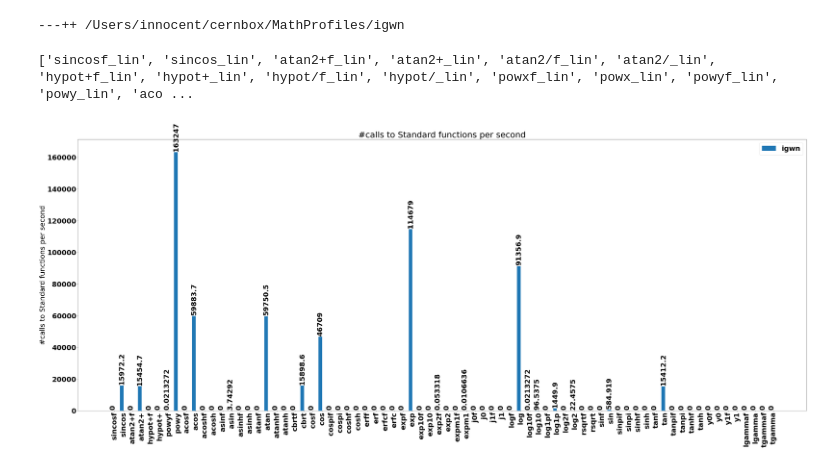
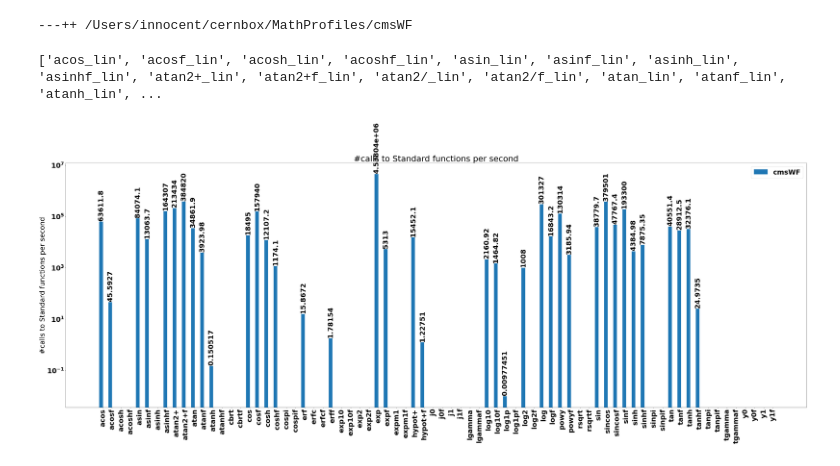
Before and after one commit to VinInn/pyTools, a Jupyter notebook: MathProfile.ipynb, the cells around one changed output. Cells and saved outputs as stored; diff of their text form; code cells hidden in the pictures.

Commit message:
all plots

```diff
--- a/MathProfile.ipynb
+++ b/MathProfile.ipynb
@@ -54,46 +54,49 @@ def parseCounts(fname) :
 #dir = '/Users/innocent/cernbox/HLTperf/'
 #files = [dir+"HLTMathProfile"]
 dir = '/Users/innocent/cernbox/MathProfiles/'
-files = [dir+"HS06MathProfiles",dir+"igwn"]
-score = parseCounts(files[1])
+names = ["HS06MathProfiles",'fp2006profiles',"igwn","cmsWF"]
+name = names[3]
+file = dir+name
+score = parseCounts(file)
 # %% [output]
----++ /Users/innocent/cernbox/MathProfiles/igwn
+---++ /Users/innocent/cernbox/MathProfiles/cmsWF
 # %%
 labels = []
 for fun in score :
     if re.search("_lin",fun) : labels.append(fun)
 print(labels)
 # %% [output]
-['sincosf_lin', 'sincos_lin', 'atan2+f_lin', 'atan2+_lin', 'atan2/f_lin', 'atan2/_lin', 'hypot+f_lin', 'hypot+_lin', 'hypot/f_lin', 'hypot/_lin', 'powxf_lin', 'powx_lin', 'powyf_lin', 'powy_lin', 'aco ...
+['acos_lin', 'acosf_lin', 'acosh_lin', 'acoshf_lin', 'asin_lin', 'asinf_lin', 'asinh_lin', 'asinhf_lin', 'atan2+_lin', 'atan2+f_lin', 'atan2/_lin', 'atan2/f_lin', 'atan_lin', 'atanf_lin', 'atanh_lin', ...
 # %%
 plt.rcParams["figure.figsize"] = (50,20)
 val = []
 lab = []
 for fun in labels :
     if re.search("/",fun) : continue
     if re.search("powx",fun) : continue
     (l,d) = fun.split("_")
     lab.append(l)
     val.append(score[fun]['tot'])
 
 x = np.arange(len(lab))  # the label locations
 width = 0.4  # the width of a bar
 
 fig, ax = plt.subplots()
-rects2 = ax.bar(x - width/2, val, width, label='igwn')
+rects2 = ax.bar(x - width/2, val, width, label=name)
 
 # Add some text for labels, title and custom x-axis tick labels, etc.
 label = "#calls to Standard functions per second"
 ax.set_ylabel(label)
 ax.set_title(label)
 ax.set_xticks(x,lab)
 ax.legend()
 ax.bar_label(rects2, padding=3, rotation=90)
 fig.tight_layout()
+plt.yscale("log")
 plt.xticks(rotation=90)
 plt.show()
 # %% [output]
-[figure, old version]
+[figure, new version]
 # %%
 def plotOne(fun,wf) :
     x = np.linspace(-32,32,256)
```
Also changed, not shown: parts of 3 cells of this notebook.
